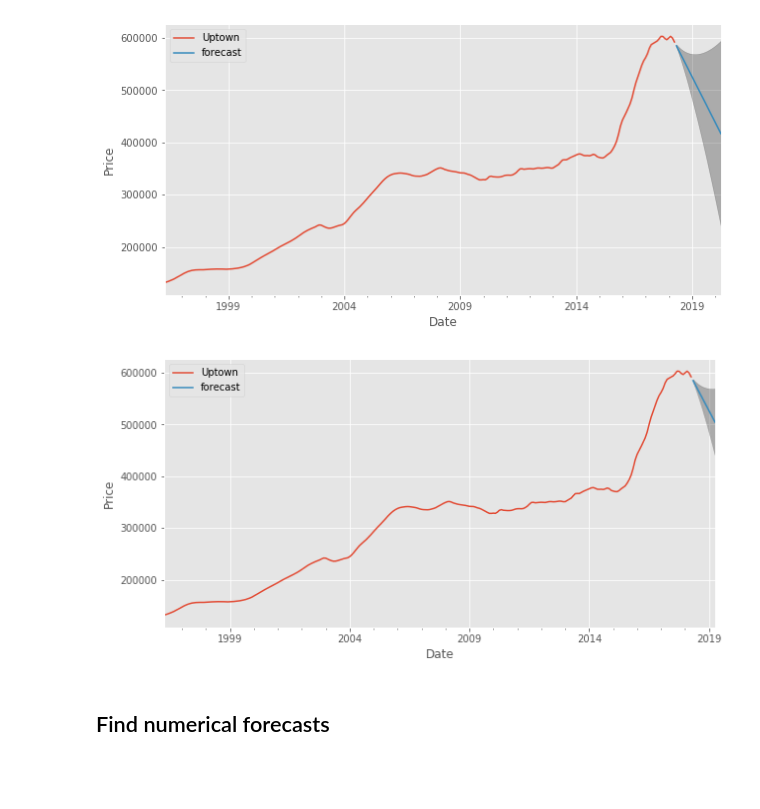
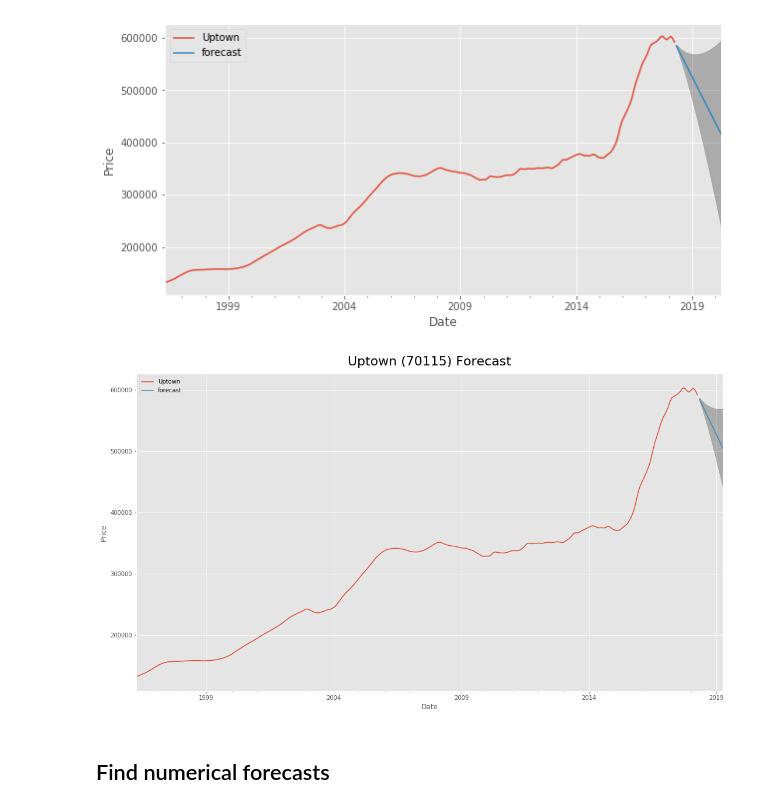
Before and after one commit to halpert3/flatiron-mod4-project, a Jupyter notebook: notebooks/4-forecasting.ipynb, the cells around one changed output. Saved outputs shown, nothing was run; the diff lists cells and outputs as text; code cells hidden in the pictures; blank space fills up the shorter version.

```diff
--- a/notebooks/4-forecasting.ipynb
+++ b/notebooks/4-forecasting.ipynb
@@ -236,18 +250,21 @@ prediction = uptown_output.get_forecast(steps=12)
 # Get confidence intervals of forecasts
 pred_conf = prediction.conf_int()
 # %%
-ax = uptown.plot(label='observed', figsize=(10,5))
+ax = uptown.plot(label='observed', figsize=(18, 10))
 prediction.predicted_mean.plot(ax=ax, label='forecast')
 ax.fill_between(pred_conf.index,
                 pred_conf.iloc[:, 0],
                 pred_conf.iloc[:, 1], color='k', alpha=0.25)
 ax.set_xlabel('Date')
 ax.set_ylabel('Price')
 
 plt.legend(loc="upper left")
-plt.show()
+plt.title("Uptown (70115) Forecast", fontsize=22, pad=14)
+plt.legend(loc="upper left")
+
+plt.savefig(r'../images/uptown_full_model_forecast.png')
 # %% [output]
-[figure, old version]
+[figure, new version]
 # %% [markdown]
 ## Find numerical forecasts
 # %%
```
Also changed, not shown: parts of 4 cells of this notebook, 12 other files.
